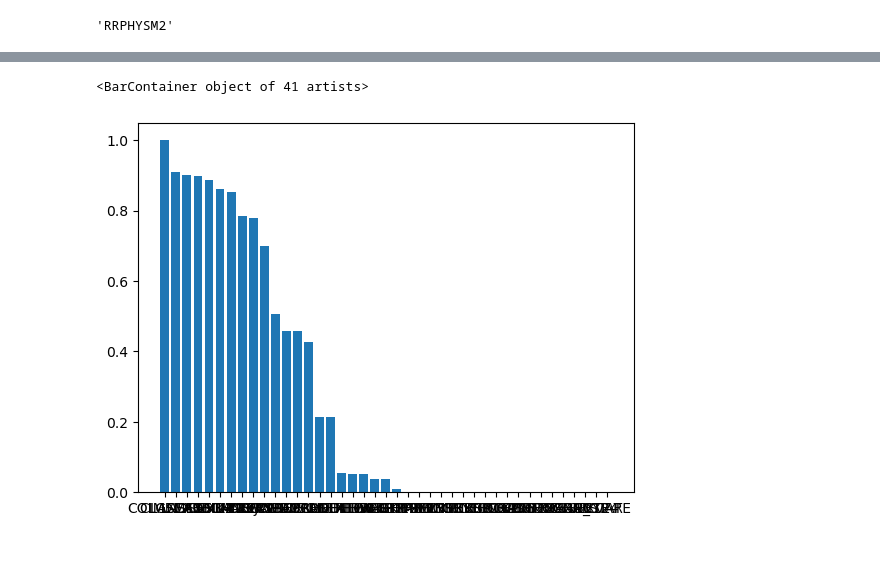
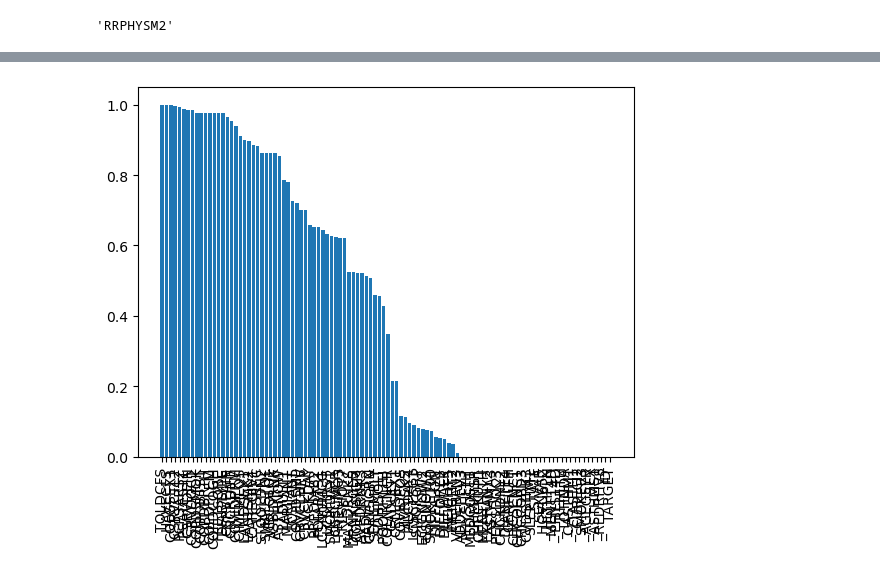
Before and after one commit to alextonon/Hackathon_Heart_Rate_Los_Tigros, a Jupyter notebook: octave.ipynb, the cells around one changed output, grey strips where cells are left out. Saved outputs shown, nothing was run; the diff lists cells and outputs as text; code cells hidden in the pictures.

```diff
--- a/octave.ipynb
+++ b/octave.ipynb
@@ -67,4 +68,9 @@ delete_columns = [ 'FMONTH', 'IDATE', 'IMONTH', 'IDAY', 'IYEAR', 'DISPCODE', 'SE
 
 missing_columns = ['CVDINFR4', 'CVDCRHD4']
 # %%
-df_train[keep_columns].head()
+with open("features.yaml", "r") as f:
+    config = yaml.safe_load(f)
+
+selected_columns = config['features']
+
+df_train = df_train[selected_columns]
@@ -79,8 +77,9 @@ df_train[keep_columns].head()
 # %%
-nan_proportion = df_train[keep_columns].isna().sum() / len(df_train)
+nan_proportion = df_train.isna().sum() / len(df_train)
 nan_proportion.sort_values(ascending=False,inplace=True)
+plt.figure()
 plt.bar(nan_proportion.index,nan_proportion.values)
 plt.xticks(rotation=90)
+plt.show()
 # %% [output]
-<BarContainer object of 41 artists>
-[figure, old version]
+[figure, new version]
```
Also changed, not shown: parts of 12 cells of this notebook, 1 other file.
